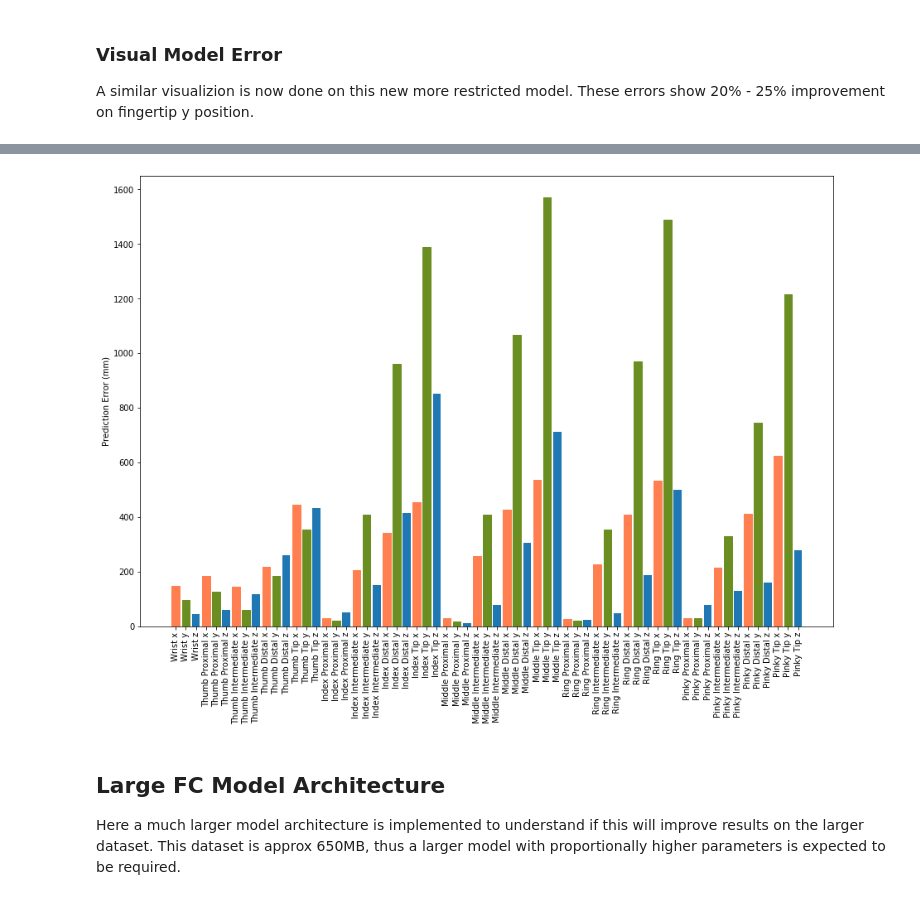
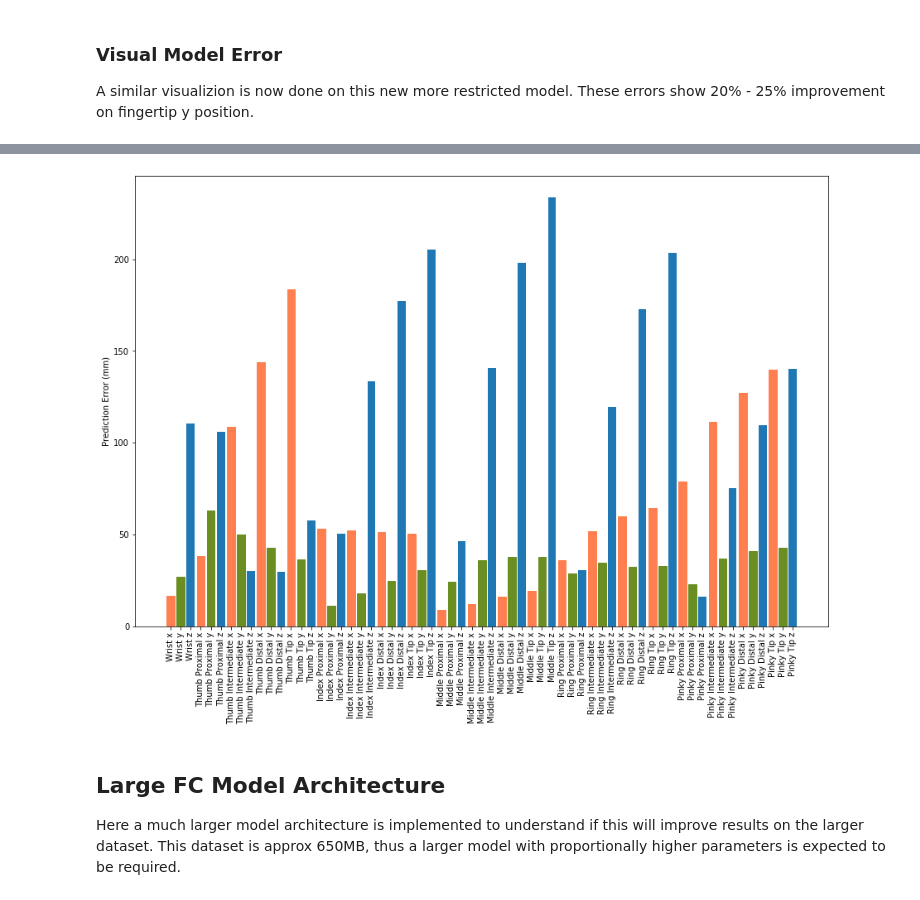
Before and after one commit to josecyc/Neurotron, a Jupyter notebook: ml/Large_dataset_build_model_all_joints.ipynb, the cells around one changed output, grey strips where cells are left out. Drawn from its saved outputs; the diff is of its cells as text; code cells hidden in the pictures.

Commit message:
update error graphs in primary model nb

```diff
--- a/ml/Large_dataset_build_model_all_joints.ipynb
+++ b/ml/Large_dataset_build_model_all_joints.ipynb
@@ -149,18 +149,18 @@ plt.legend(['Train', 'Test'])
 preds = model_fc.predict(features)
 # %%
 error = labels - preds
-sq_error = error * error
-avg_error = np.mean(sq_error, axis=0)
+abs_error = np.absolute(error)
+avg_error = np.mean(abs_error, axis=0)
 plt.figure(figsize=(15, 10))
 plt.xticks(rotation=90)
 plt.ylabel('Prediction Error (mm)')
 bar = plt.bar(df.columns[8:], avg_error)
 for i in range(0,63,3):
     bar[i].set_color('coral')
     bar[i+1].set_color('olivedrab')
 plt.show()
 # %% [output]
-[figure, old version]
+[figure, new version]
 # %% [markdown]
 ## Large FC Model Architecture
 Here a much larger model architecture is implemented to understand if this will improve results on the larger dataset. This dataset is approx 650MB, thus a larger model with proportionally higher parameters is expected to be required.
```
Also changed, not shown: parts of 7 cells of this notebook, 1 other file.
